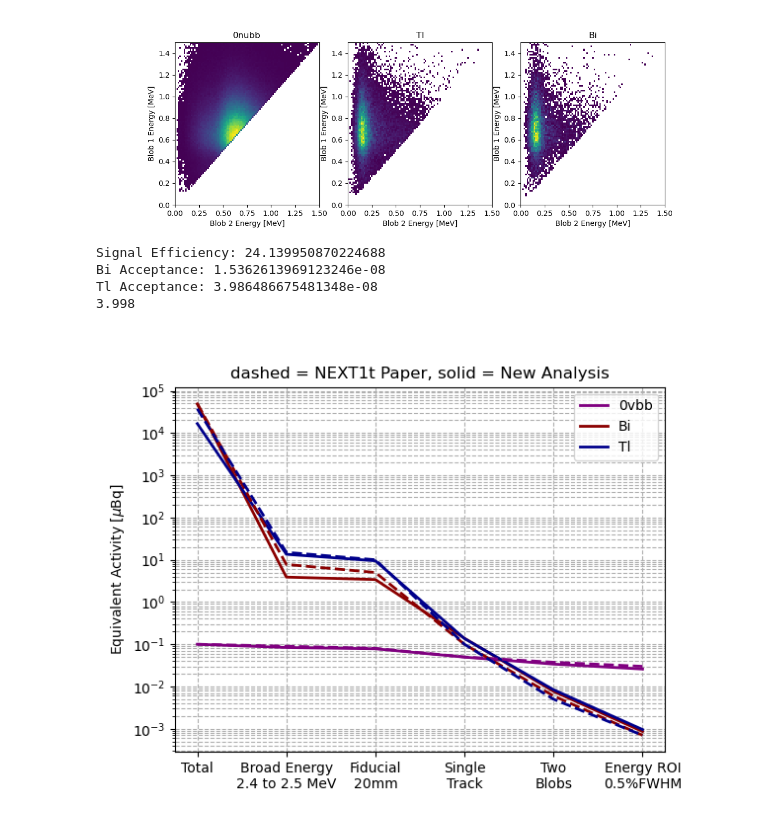
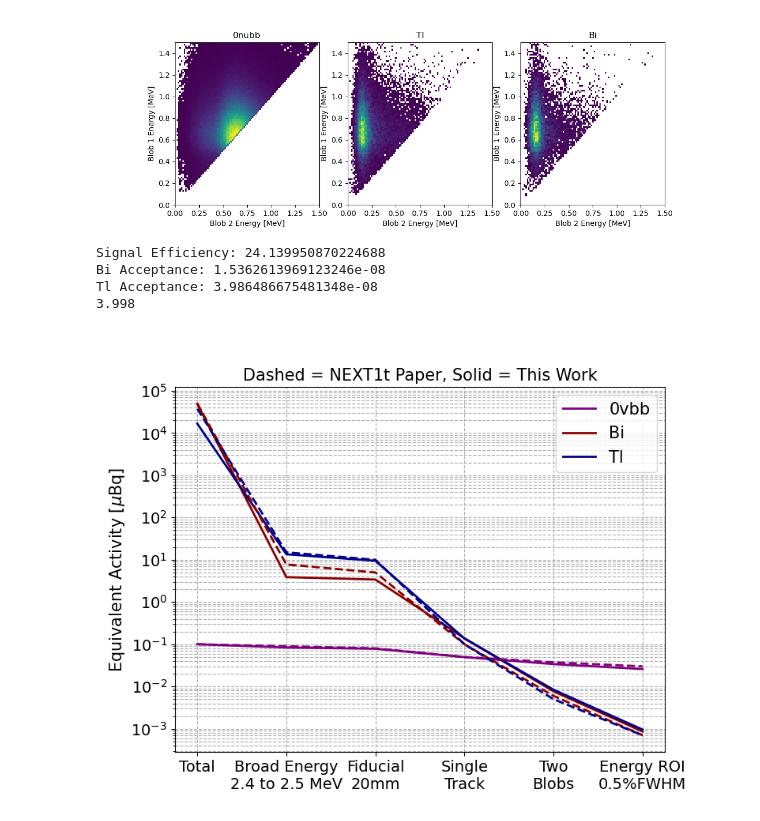
Before and after one commit to kvjmistry/ATPC, a Jupyter notebook: notebooks/Next1tTrackAnalysis.ipynb, the cells around one changed output. Saved outputs shown, nothing was run; the diff lists cells and outputs as text; code cells hidden in the pictures.

```diff
--- a/notebooks/Next1tTrackAnalysis.ipynb
+++ b/notebooks/Next1tTrackAnalysis.ipynb
@@ -438,35 +337,40 @@ Act_Bi = 4.89e4 # muBq
 Act_Tl = 1.67e4 # muBq
 
 Cut_stage = ["Total", "Broad Energy\n2.4 to 2.5 MeV", "Fiducial\n20mm", "Single\nTrack", "Two\nBlobs", "Energy ROI\n0.5%FWHM"]
 F_reg_0nubb = np.array([1, nubb_N_savedWin/nubb_N_gen, nubb_events_cuts[1]/nubb_N_gen, nubb_events_cuts[2]/nubb_N_gen, nubb_events_cuts[3]/nubb_N_gen, nubb_events_cuts[4]/nubb_N_gen])
 F_reg_Bi    = np.array([1, Bi_N_savedWin/Bi_N_gen, Bi_events_cuts[1]/Bi_N_gen, Bi_events_cuts[2]/Bi_N_gen, Bi_events_cuts[3]/Bi_N_gen, Bi_events_cuts[4]/Bi_N_gen])
 F_reg_Tl    = np.array([1, Tl_N_savedWin/Tl_N_gen, Tl_events_cuts[1]/Tl_N_gen, Tl_events_cuts[2]/Tl_N_gen, Tl_events_cuts[3]/Tl_N_gen, Tl_events_cuts[4]/Tl_N_gen])
 
-fig, ax = plt.subplots()
+fig, ax = plt.subplots(figsize=(8,6))
 ax.plot(Cut_stage, Act_0nubb * F_reg_0nubb, label = "0vbb", color = "purple", linewidth=2)
 ax.plot(Cut_stage, Act_Bi * F_reg_Bi, label = "Bi", color = "darkred", linewidth=2)
 ax.plot(Cut_stage, Act_Tl * F_reg_Tl, label = "Tl", color = "darkblue", linewidth=2)
 
 
 ax.plot(Cut_stage, [1e-1, 9e-2,8e-2, 5e-2,3.75e-2,3e-2], color = "purple", linewidth=2, linestyle="--")
 ax.plot(Cut_stage, [5e4, 7.75, 5, 1e-1, 6e-3, 7e-4], color = "darkred", linewidth=2, linestyle="--")
 ax.plot(Cut_stage, [3.75e4, 1.5e1, 1e1, 1e-1, 5e-3, 7e-4], color = "darkblue", linewidth=2, linestyle="--")
 
-ax.set_ylabel(r"Equivalent Activity [$\mu$Bq]")
+ax.set_xlabel("", fontsize=15)
+ax.set_ylabel(r"Equivalent Activity [$\mu$Bq]", fontsize=15)
 
 ax.semilogy()
 ax.grid(True, which="both", linestyle="--")
-ax.legend()
-ax.set_title("dashed = NEXT1t Paper, solid = New Analysis")
+ax.legend(fontsize=15)
+ax.set_title("Dashed = NEXT1t Paper, Solid = This Work", fontsize=15)
+
+ax.tick_params(axis="both", which="major", labelsize=14)
 
 print("Signal Efficiency:", 100*FV_nubb*nubb_events_cuts[4]/nubb_N_gen)
 print("Bi Acceptance:", FV_Bi*Bi_events_cuts[4]/Bi_N_gen)
 print("Tl Acceptance:", FV_Tl*Tl_events_cuts[4]/Tl_N_gen)
 
 print(3998000000/1e9)
+
+plt.savefig(f"plots/Technote/Next1tPerformance.pdf")
 # %% [output]
 Signal Efficiency: 24.139950870224688
 Bi Acceptance: 1.5362613969123246e-08
 Tl Acceptance: 3.986486675481348e-08
 3.998
-[figure, old version]
+[figure, new version]
```
Also changed, not shown: parts of 2 cells of this notebook, 5 other files.
